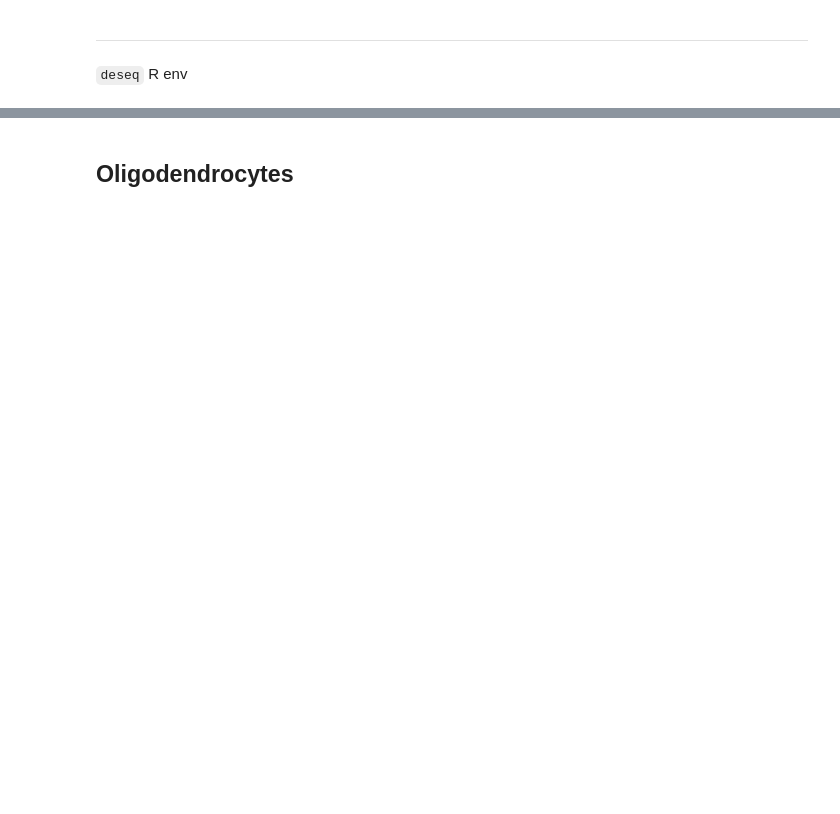
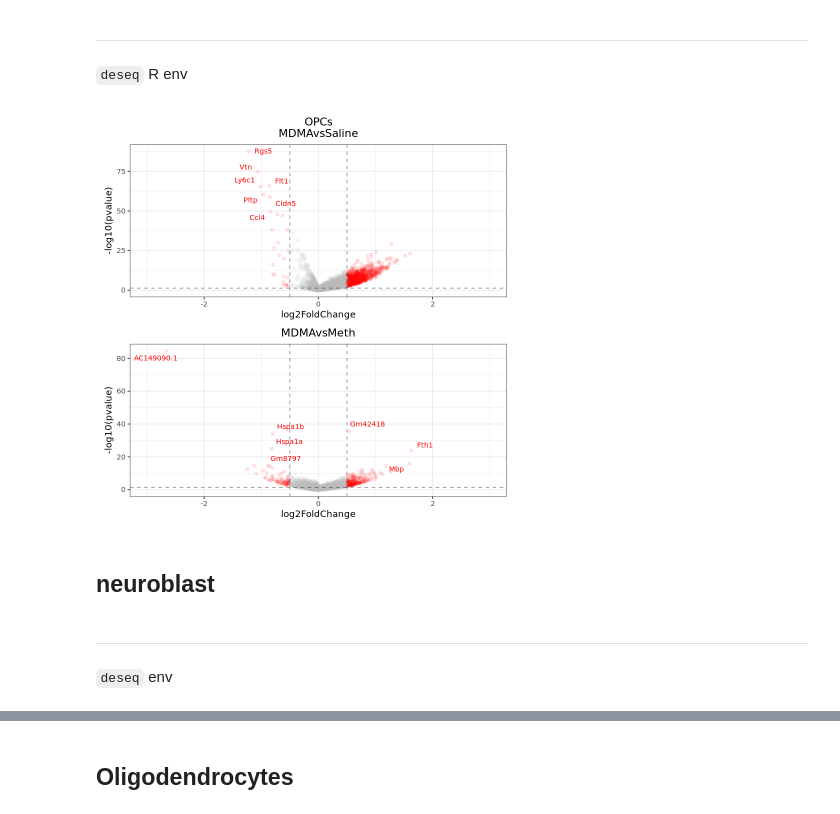
Before and after one commit to SABAFQ/MDMA-scRNAseq, a Jupyter notebook: 2-differential-expression-analysis.ipynb, the cells around one changed output, grey strips where cells are left out. Cells and saved outputs as stored; diff of their text form; code cells hidden in the pictures; blank space fills up the shorter version.

```diff
--- a/2-differential-expression-analysis.ipynb
+++ b/2-differential-expression-analysis.ipynb
@@ -142,3 +235,9 @@ prep_diffexp_input(OPC,'OPC')
 ___
 
 `deseq` R env
+# %%
+draw_volcano('OPCs',3,lfc.cutoff = 0.5)
+# %% [output]
+[figure, added]
+# %% [markdown]
+## neuroblast
@@ -145 +248,5 @@ ___
+# %% [markdown]
+___
+
+`deseq` env
 # %%
```
Also changed, not shown: parts of 74 cells of this notebook, 12 other files.
